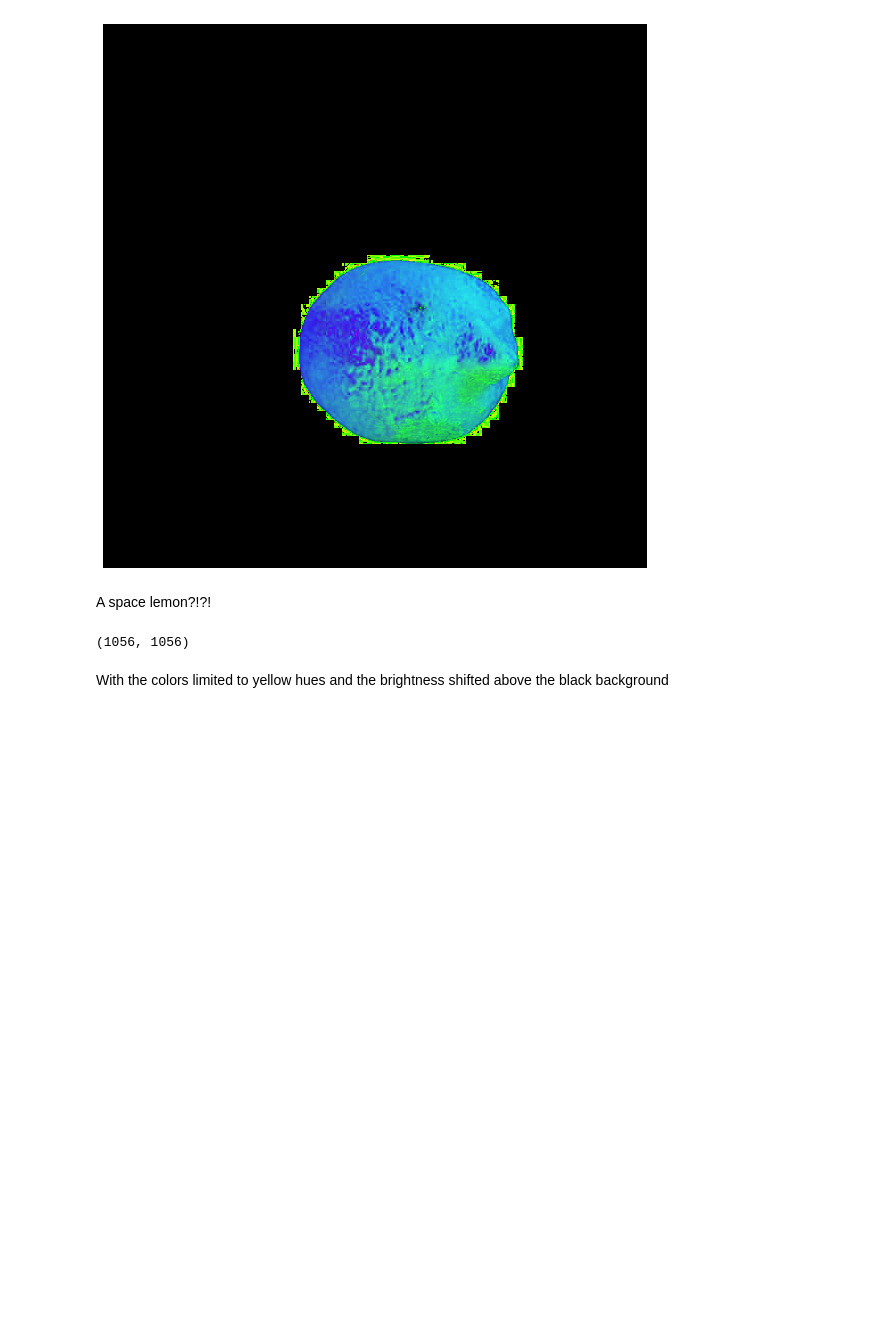
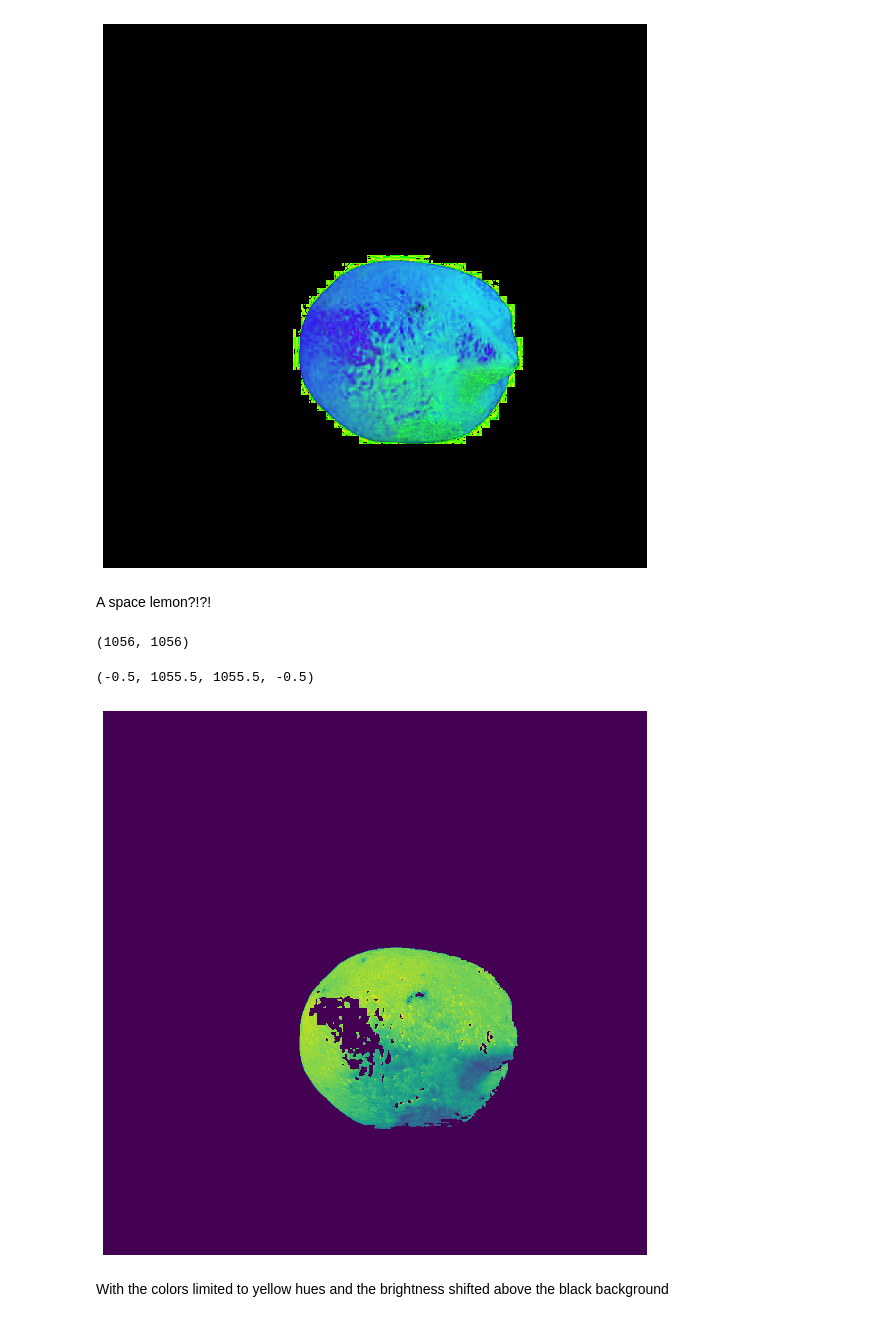
Before and after one commit to csulfrian/lemon-defect-detection, a Jupyter notebook: notebooks/initial-exploration.ipynb, the cells around one changed output. Cells and saved outputs as stored; diff of their text form; code cells hidden in the pictures; blank space fills up the shorter version.

```diff
--- a/notebooks/initial-exploration.ipynb
+++ b/notebooks/initial-exploration.ipynb
@@ -261,7 +269,7 @@ A space lemon?!?!
 # %%
 hue_img = img_hsv[:, :, 0]
 val_img = img_hsv[:, :, 2]
-yellows = [42/360, 64/360]
+yellows = [42/360, 72/360]
 # %%
 mask = (val_img > 0.1) & ((hue_img < yellows[1]) & (hue_img > yellows[0]))
 mask.shape
@@ -270,2 +283,11 @@ mask.shape
+# %%
+fig, ax = plt.subplots(figsize=plot_size)
+masked_image = g * mask
+ax.imshow(masked_image)
+ax.axis('off')
+# io.imsave('../images/masked_original.jpg', masked_image)
+# %% [output]
+(-0.5, 1055.5, 1055.5, -0.5)
+[figure, added]
 # %% [markdown]
 With the colors limited to yellow hues and the brightness shifted above the black background
```
Also changed, not shown: parts of 18 cells of this notebook, 21 other files.
